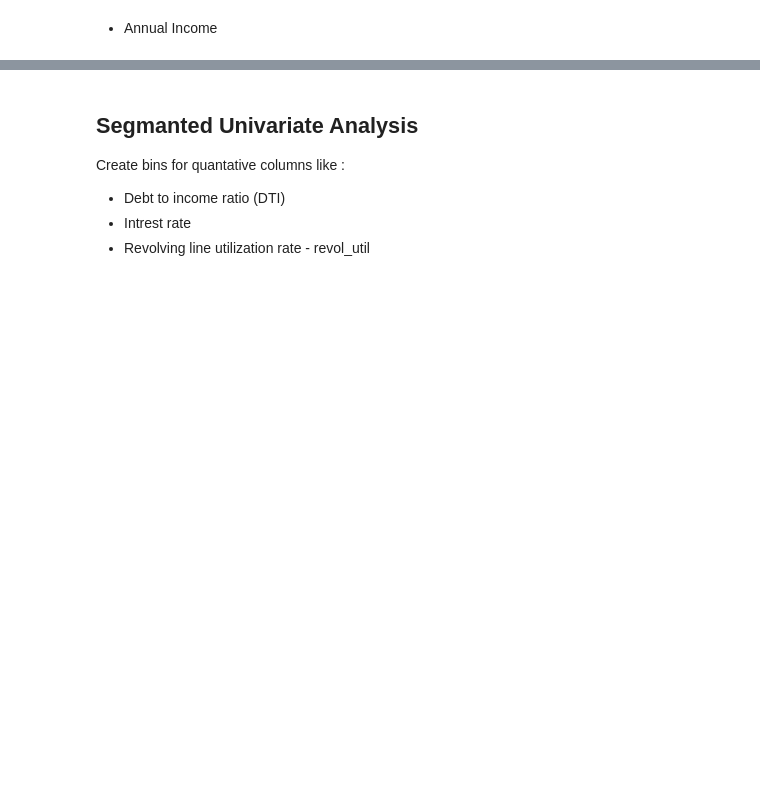
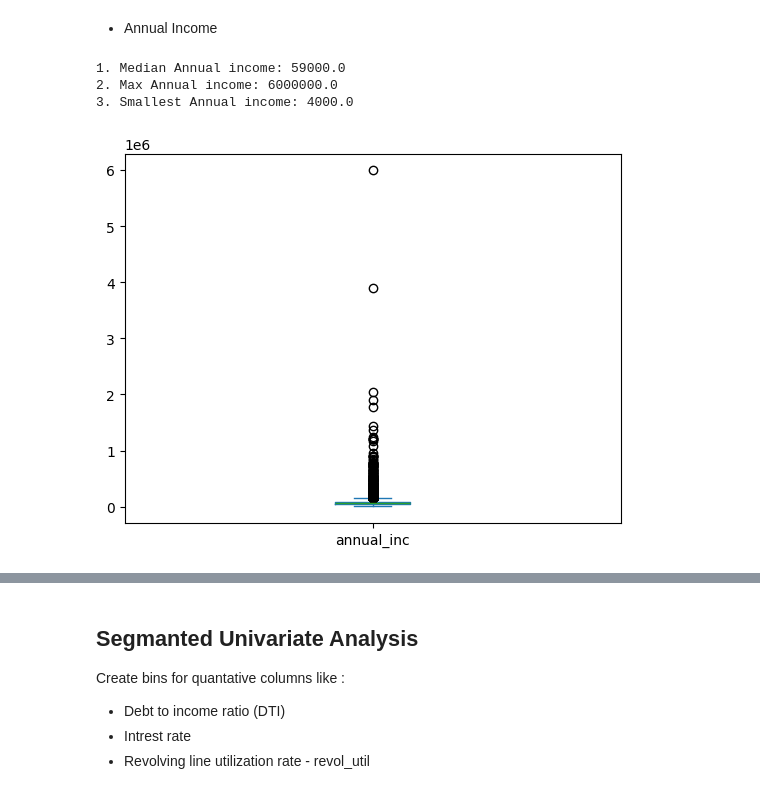
Before and after one commit to abhishek-92a/Lending_Club, a Jupyter notebook: working.ipynb, the cells around one changed output, grey strips where cells are left out. Drawn from its saved outputs; the diff is of its cells as text; code cells hidden in the pictures; blank space fills up the shorter version.

```diff
--- a/working.ipynb
+++ b/working.ipynb
@@ -349,6 +373,16 @@ print("3. Lowest intrest rate:",final_loan_data['int_rate'].min())
 [figure]
 # %% [markdown]
 - Annual Income
+# %%
+final_loan_data['annual_inc'].plot.box()
+print("1. Median Annual income:",final_loan_data['annual_inc'].median())
+print("2. Max Annual income:",final_loan_data['annual_inc'].max())
+print("3. Smallest Annual income:",final_loan_data['annual_inc'].min())
+# %% [output]
+1. Median Annual income: 59000.0
+2. Max Annual income: 6000000.0
+3. Smallest Annual income: 4000.0
+[figure, added]
 # %%
 final_loan_data = final_loan_data[ final_loan_data['annual_inc'] <=35000.0 ]  # Filtering out the outliers - customers with high incomes
 # %%
```
Also changed, not shown: parts of 6 cells of this notebook.
